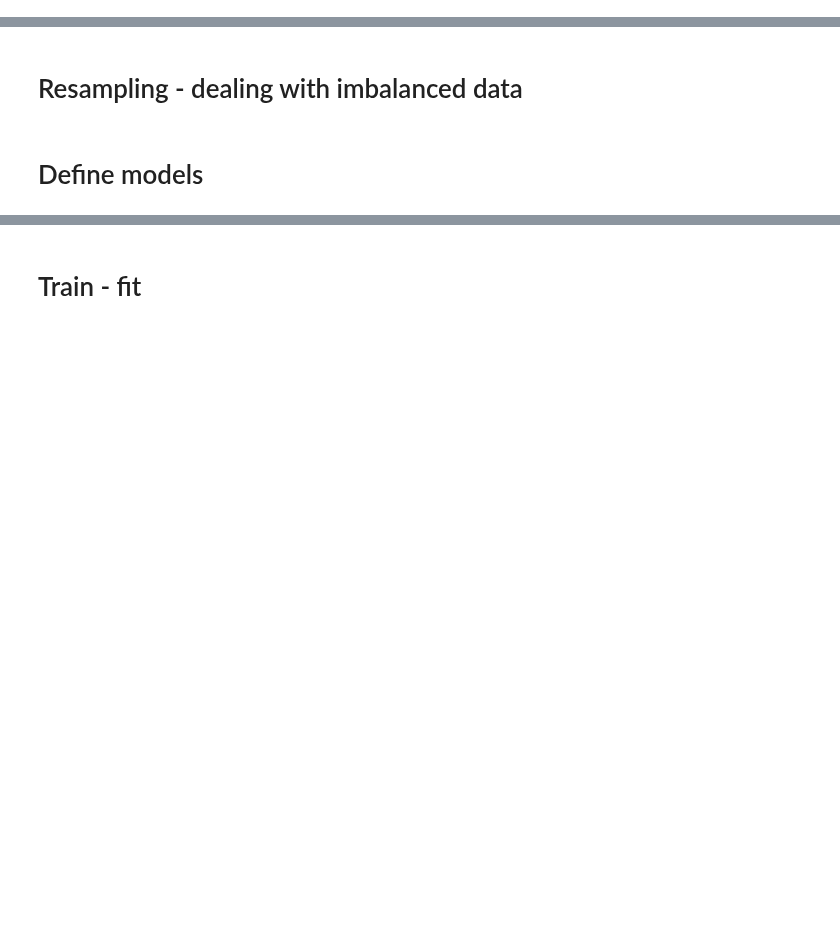
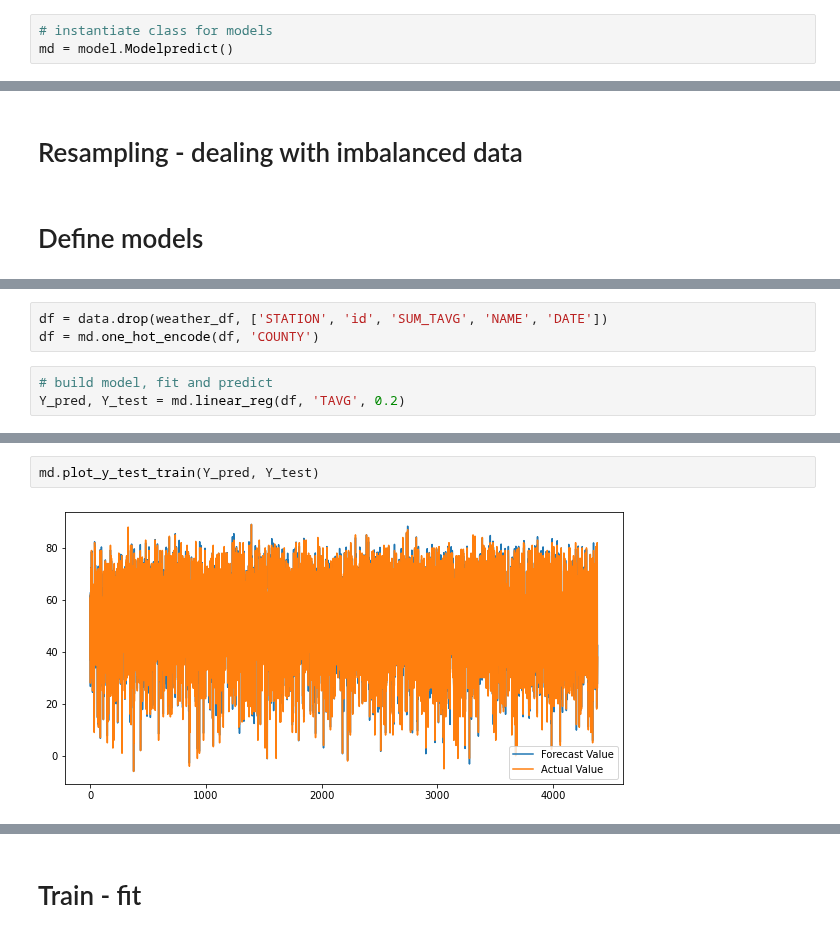
Before and after one commit to Alex-Kamenev/Weather_Data_Prediction_Models, a Jupyter notebook: Weather_Data_Predictive_Models.ipynb, the cells around one changed output, grey strips where cells are left out. Drawn from its saved outputs; the diff is of its cells as text; blank space fills up the shorter version.

Commit message:
method linear reg

```diff
--- a/Weather_Data_Predictive_Models.ipynb
+++ b/Weather_Data_Predictive_Models.ipynb
@@ -11,6 +14,9 @@ weather_df = d_load.load_df(r'data\clean_weather_data.csv')
 # %%
 # instantiate custom package class for eda
 data = d_info.DataInfo(weather_df)
+# %%
+# instantiate class for models
+md = model.Modelpredict()
 # %% [markdown]
 # Check Data for inconsistencies
 # %%
@@ -67,0 +148,6 @@ cycle per model
+# %%
+df = data.drop(weather_df, ['STATION', 'id', 'SUM_TAVG', 'NAME', 'DATE'])
+df = md.one_hot_encode(df, 'COUNTY')
+# %%
+# build model, fit and predict
+Y_pred, Y_test = md.linear_reg(df, 'TAVG', 0.2)
@@ -67,0 +193,4 @@ cycle per model
+# %%
+md.plot_y_test_train(Y_pred, Y_test)
+# %% [output]
+[figure, added]
```
Also changed, not shown: parts of 35 cells of this notebook, 2 other files.
